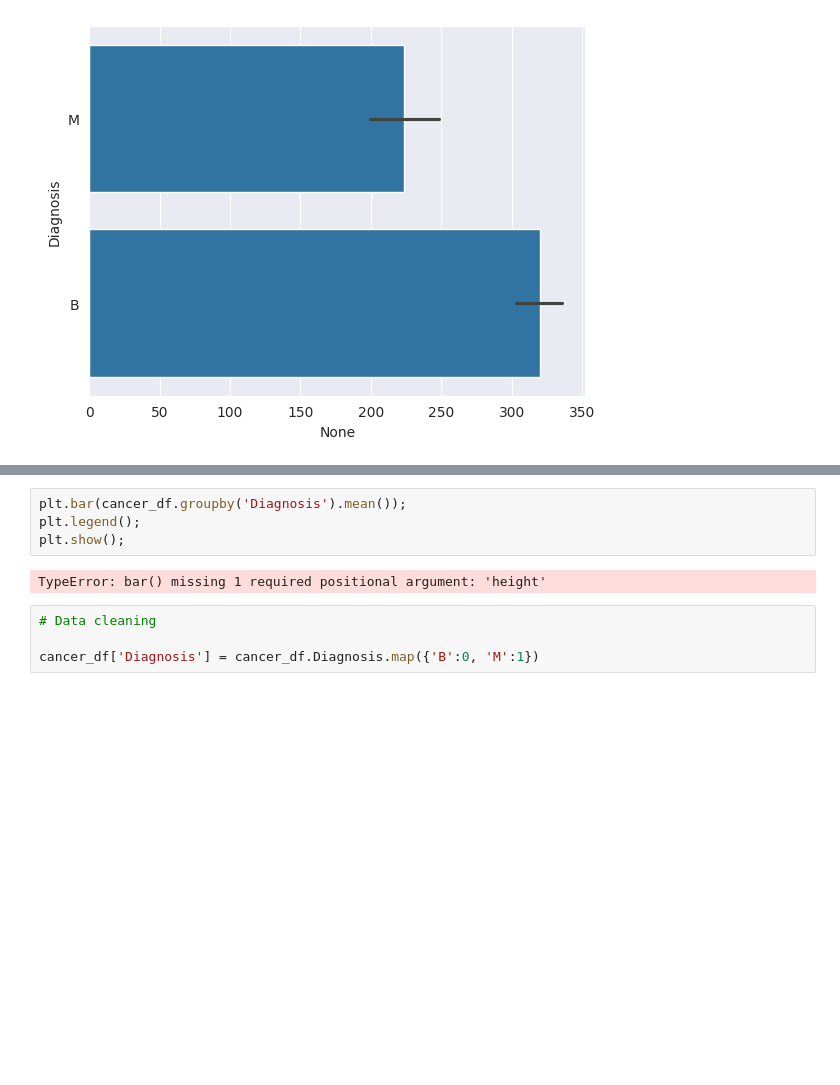
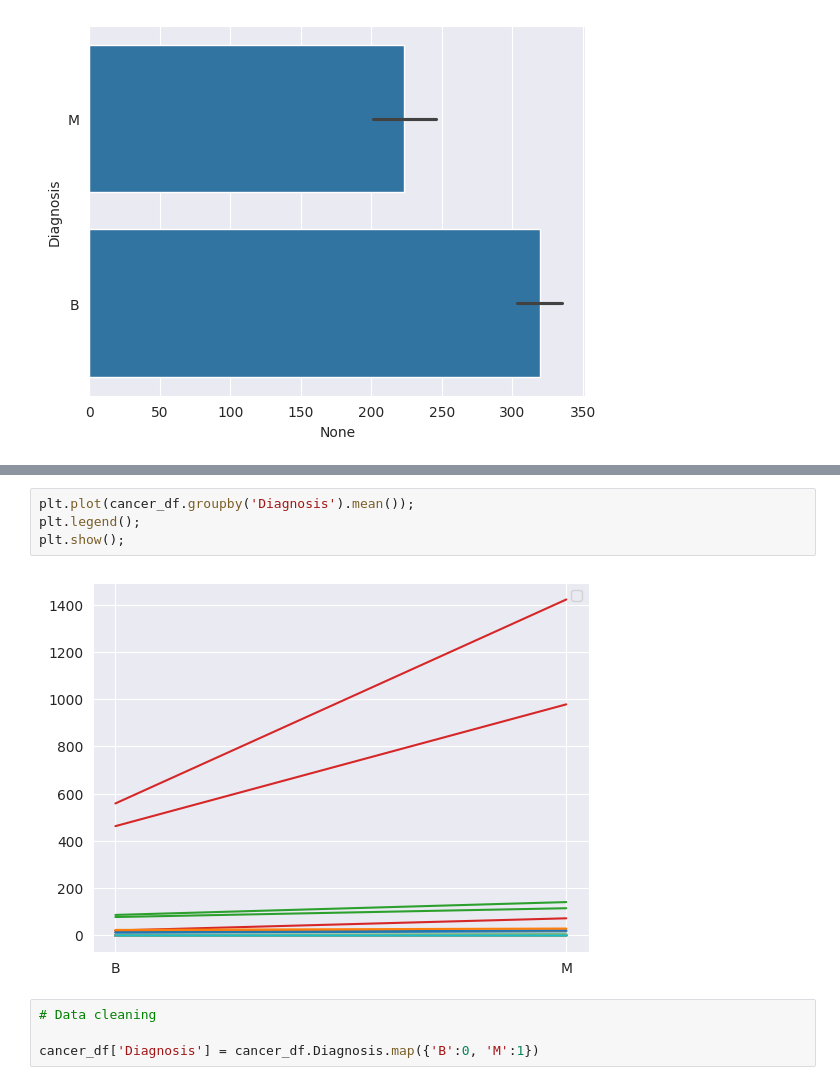
Before and after one commit to Silent-Walker423/WGU_Capstone, a Jupyter notebook: Data/data_explore.ipynb, the cells around one changed output, grey strips where cells are left out. Saved outputs shown, nothing was run; the diff lists cells and outputs as text; blank space fills up the shorter version.

```diff
--- a/Data/data_explore.ipynb
+++ b/Data/data_explore.ipynb
@@ -111,9 +160,9 @@ M                 0.182237   0.323468            0.091530
 # %%
-plt.bar(cancer_df.groupby('Diagnosis').mean());
+plt.plot(cancer_df.groupby('Diagnosis').mean());
 plt.legend();
 plt.show();
 # %% [output]
-TypeError: bar() missing 1 required positional argument: 'height'
+[figure, added]
 # %%
 # Data cleaning
 
```
Also changed, not shown: parts of 16 cells of this notebook.
